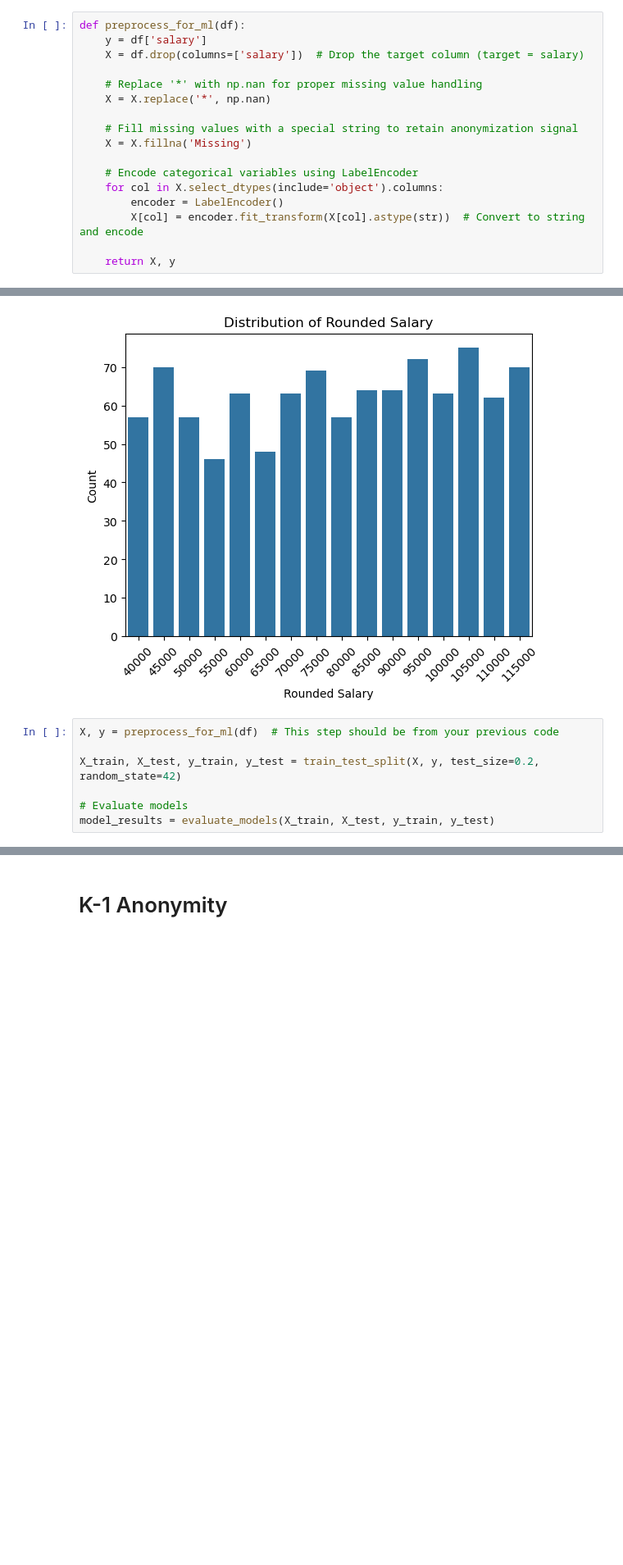
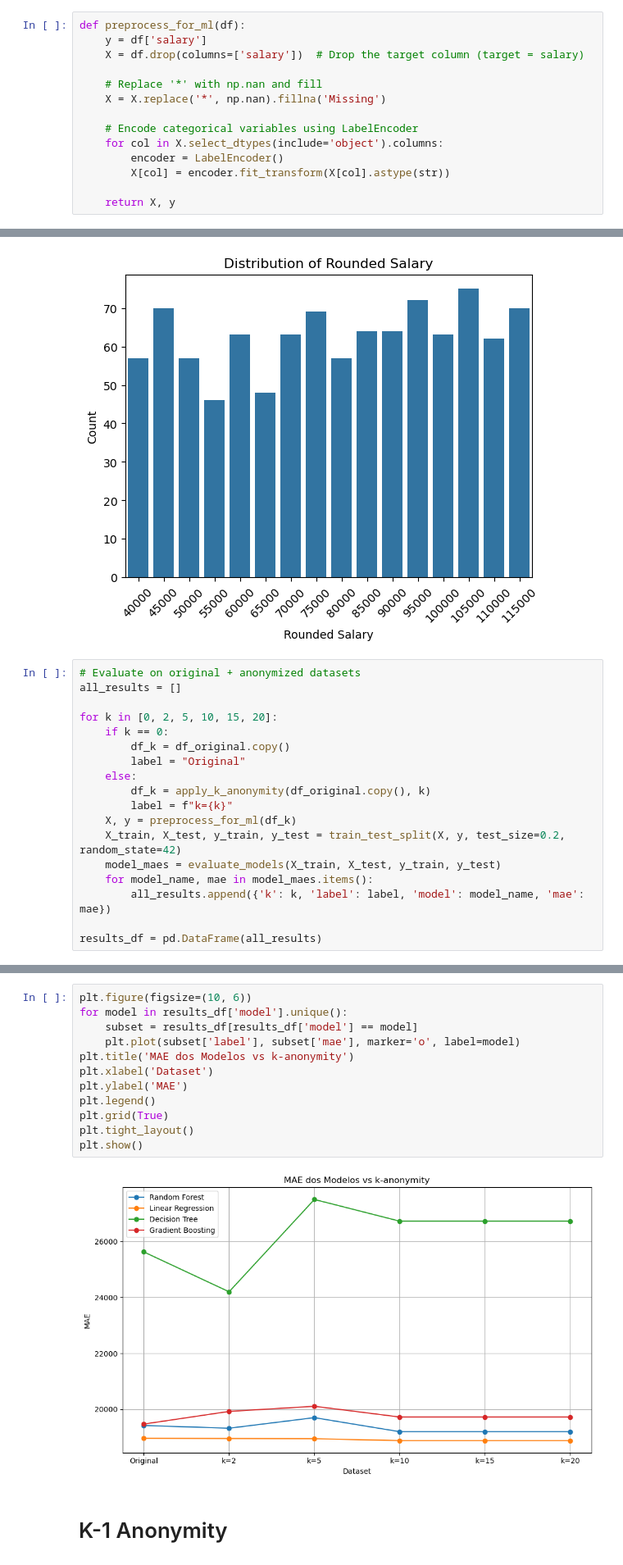
Before and after one commit to 1211223/SEGPRD_PROJECT_2, a Jupyter notebook: main.ipynb, the cells around one changed output, grey strips where cells are left out. Shown at 82% size. Cells and saved outputs as stored; diff of their text form; blank space fills up the shorter version.

Commit message:
Attempt to improve results on the MAE.

```diff
--- a/main.ipynb
+++ b/main.ipynb
@@ -94,15 +100,12 @@ def preprocess_for_ml(df):
     y = df['salary']
     X = df.drop(columns=['salary'])  # Drop the target column (target = salary)
 
-    # Replace '*' with np.nan for proper missing value handling
-    X = X.replace('*', np.nan)
-
-    # Fill missing values with a special string to retain anonymization signal
-    X = X.fillna('Missing')
+    # Replace '*' with np.nan and fill
+    X = X.replace('*', np.nan).fillna('Missing')
 
     # Encode categorical variables using LabelEncoder
     for col in X.select_dtypes(include='object').columns:
         encoder = LabelEncoder()
-        X[col] = encoder.fit_transform(X[col].astype(str))  # Convert to string and encode
+        X[col] = encoder.fit_transform(X[col].astype(str))
 
     return X, y
@@ -169,12 +190,23 @@ plt.show()
 # %% [output]
 [figure]
 # %%
-X, y = preprocess_for_ml(df)  # This step should be from your previous code
+# Evaluate on original + anonymized datasets
+all_results = []
 
-X_train, X_test, y_train, y_test = train_test_split(X, y, test_size=0.2, random_state=42)
+for k in [0, 2, 5, 10, 15, 20]:
+    if k == 0:
+        df_k = df_original.copy()
+        label = "Original"
+    else:
+        df_k = apply_k_anonymity(df_original.copy(), k)
+        label = f"k={k}"
+    X, y = preprocess_for_ml(df_k)
+    X_train, X_test, y_train, y_test = train_test_split(X, y, test_size=0.2, random_state=42)
+    model_maes = evaluate_models(X_train, X_test, y_train, y_test)
+    for model_name, mae in model_maes.items():
+        all_results.append({'k': k, 'label': label, 'model': model_name, 'mae': mae})
 
-# Evaluate models
-model_results = evaluate_models(X_train, X_test, y_train, y_test)
+results_df = pd.DataFrame(all_results)
 # %% [output]
 Model (Random Forest) - MAE: 19421.75
 Model (Linear Regression) - MAE: 18963.89
@@ -183,3 +228,17 @@ Model (Gradient Boosting) - MAE: 19471.93
+# %%
+plt.figure(figsize=(10, 6))
+for model in results_df['model'].unique():
+    subset = results_df[results_df['model'] == model]
+    plt.plot(subset['label'], subset['mae'], marker='o', label=model)
+plt.title('MAE dos Modelos vs k-anonymity')
+plt.xlabel('Dataset')
+plt.ylabel('MAE')
+plt.legend()
+plt.grid(True)
+plt.tight_layout()
+plt.show()
+# %% [output]
+[figure, added]
 # %% [markdown]
 # K-1 Anonymity
 # %%
```
Also changed, not shown: parts of 16 cells of this notebook, 1 other file.
